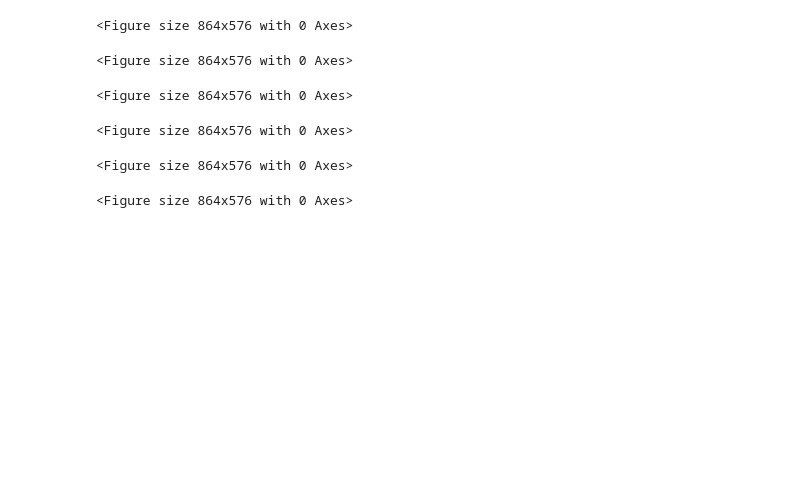
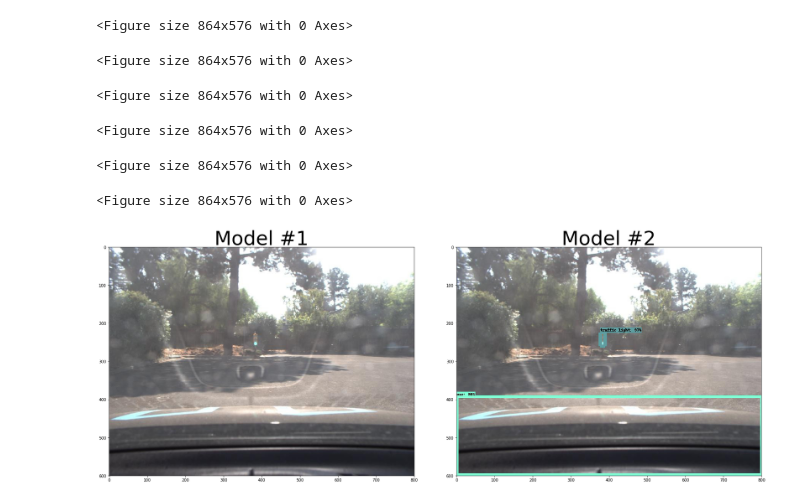
Before and after one commit to pl80tech/tensorflow-models, a Jupyter notebook: research/object_detection/object_detection_test.ipynb, the cells around one changed output. Saved outputs shown, nothing was run; the diff lists cells and outputs as text; code cells hidden in the pictures; blank space fills up the shorter version.

Commit message:
Compare inference result: model#1 vs model#2

```diff
--- a/research/object_detection/object_detection_test.ipynb
+++ b/research/object_detection/object_detection_test.ipynb
@@ -409,3 +409,10 @@ for i in range(len(CARLA_IMAGE_PATHS)):
 <Figure size 864x576 with 0 Axes>
 <Figure size 864x576 with 0 Axes>
 <Figure size 864x576 with 0 Axes>
+# %%
+# Compare the inference image with model#1 and model#2 (/carla/image1.jpg)
+carla_inf_img1 = cv2.cvtColor(cv2.imread(CARLA_INF_IMAGE_PATHS_1[0]), cv2.COLOR_BGR2RGB)
+carla_inf_img2 = cv2.cvtColor(cv2.imread(CARLA_INF_IMAGE_PATHS_2[0]), cv2.COLOR_BGR2RGB)
+show2img(carla_inf_img1, carla_inf_img2, 'Model #1', 'Model #2')
+# %% [output]
+[figure, added]
```
